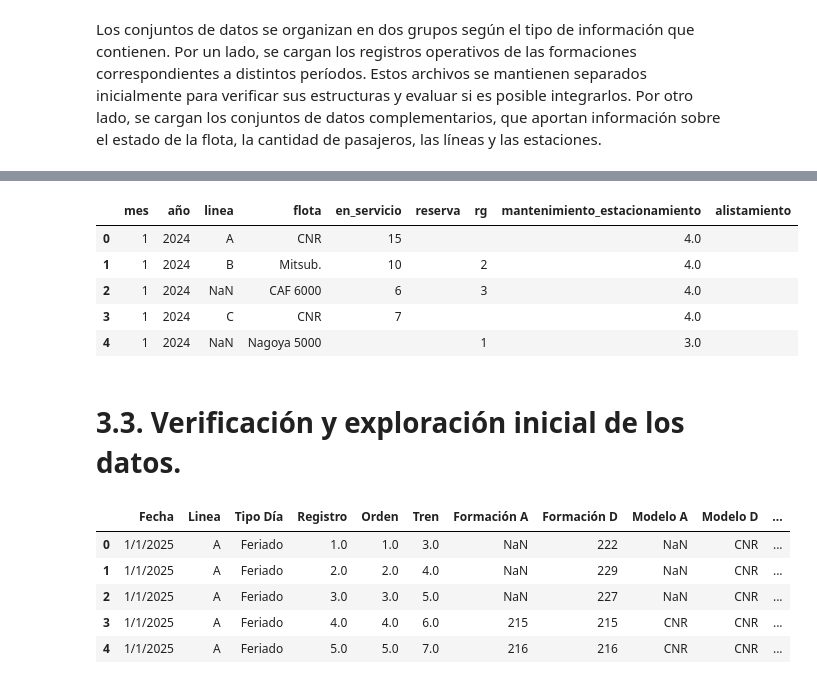
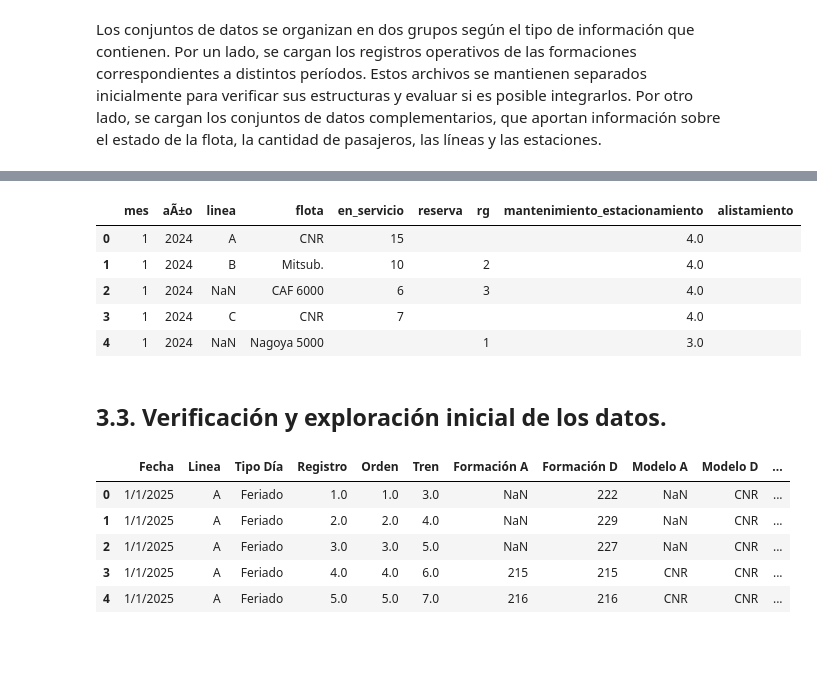
Before and after one commit to ju4n1t0x/subtes, a Jupyter notebook: Prediccion_fallas_subte_G11_.ipynb, the cells around one changed output, grey strips where cells are left out. Drawn from its saved outputs; the diff is of its cells as text; code cells hidden in the pictures; blank space fills up the shorter version.

```diff
--- a/Prediccion_fallas_subte_G11_.ipynb
+++ b/Prediccion_fallas_subte_G11_.ipynb
@@ -144,17 +214,17 @@ estaciones_accesibles = pd.read_csv(base_url + "estaciones-accesibles.csv")
 # %%
 # Corrección del nombre de la columna y revisión inicial del dataset de estado de flota.
 
-estado_flota.rename(columns={"aÃ±o": "año"}, inplace=True)
+estado_flota.rename(columns={"año": "anio"}, inplace=True)
 display(estado_flota.head())
 # %% [output]
-|  | mes | año | linea | flota | en_servicio | reserva | rg | mantenimiento_estacionamiento | alistamiento |
+|  | mes | aÃ±o | linea | flota | en_servicio | reserva | rg | mantenimiento_estacionamiento | alistamiento |
 | 0 | 1 | 2024 | A | CNR | 15 |  |  | 4.0 |  |
 | 1 | 1 | 2024 | B | Mitsub. | 10 |  | 2 | 4.0 |  |
 | 2 | 1 | 2024 | NaN | CAF 6000 | 6 |  | 3 | 4.0 |  |
 | 3 | 1 | 2024 | C | CNR | 7 |  |  | 4.0 |  |
 | 4 | 1 | 2024 | NaN | Nagoya 5000 |  |  | 1 | 3.0 |  |
 # %% [markdown]
-# 3.3. Verificación y exploración inicial de los datos.
+## 3.3. Verificación y exploración inicial de los datos.
 # %%
 # Inspección de los primeros registros del dataset de 2025.
 
```
Also changed, not shown: parts of 47 cells of this notebook.
